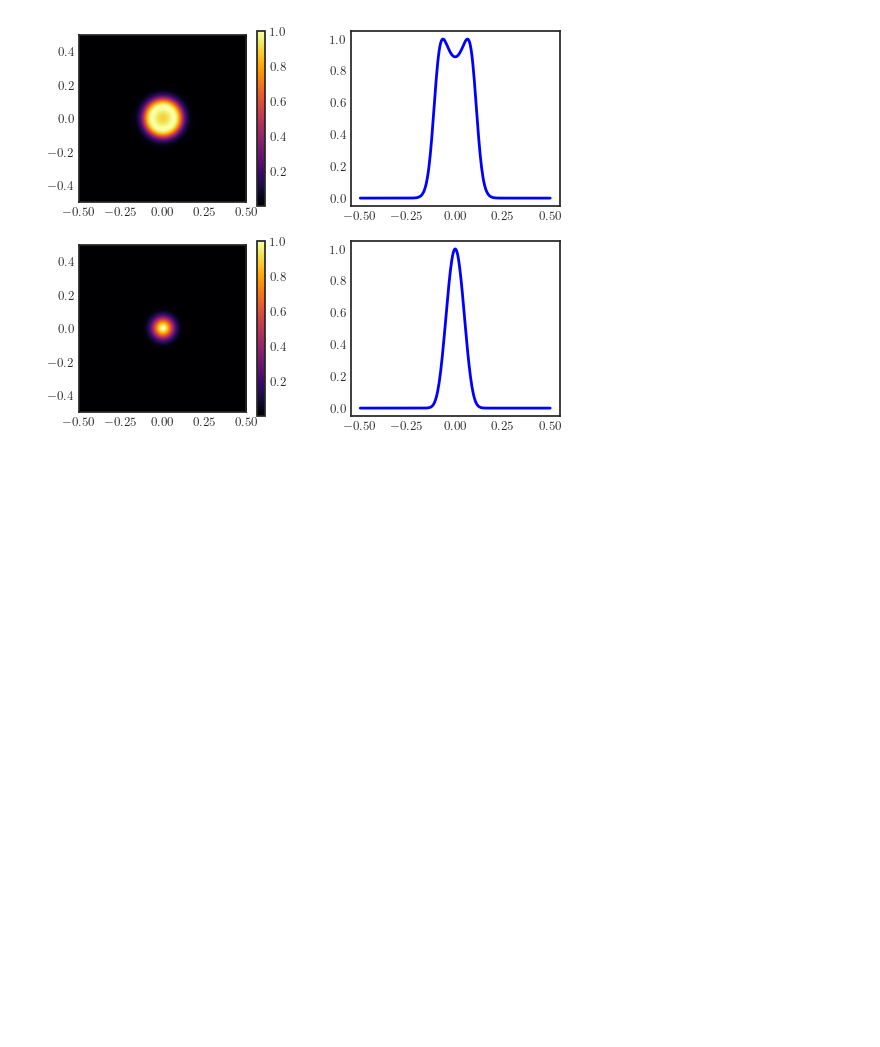
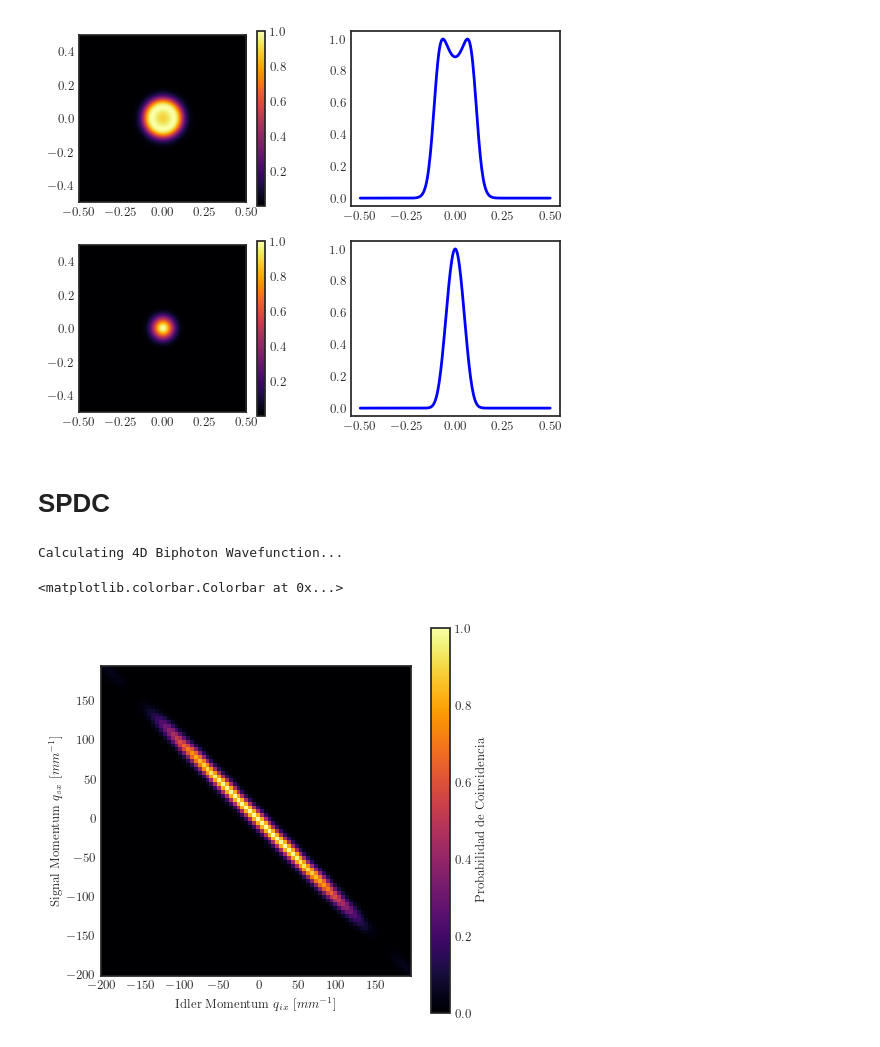
Before and after one commit to juardilag/asmpy, a Jupyter notebook: test.ipynb, the cells around one changed output. Cells and saved outputs as stored; diff of their text form; code cells hidden in the pictures; blank space fills up the shorter version.

Commit message:
added SPDC results

```diff
--- a/test.ipynb
+++ b/test.ipynb
@@ -285,3 +285,5 @@ plt.savefig('final_profiles_SHG.png', dpi = 300, bbox_inches ='tight')
 plt.show()
 # %% [output]
 [figure]
+# %% [markdown]
+# SPDC
@@ -287,0 +292,53 @@ plt.show()
+# %%
+# --- SIMULATION SETUP ---
+N = 80 # Keep small for 4D tensor (64^4 is ~16 million complex nums)
+L_crystal = 2e-3  # 2 mm crystal
+width_grid = 1e-3 # 1 mm grid
+w0 = 100e-6       # 100 um pump waist
+
+# Wavelengths (Degenerate SPDC)
+lam_p = 405e-9    # Violet pump
+lam_s = 810e-9    # IR signal
+lam_i = 810e-9    # IR idler
+
+# Refractive Indices (BBO Type I approximate)
+# In reality, you use Sellmeier. Here we use scalars for demo.
+n_p = 1.66
+n_s = 1.66 # close to phase matching
+n_i = 1.66
+
+# 1. Initialize Pump (Gaussian)
+# Using your previous helper, or simple definition
+x = jnp.linspace(-width_grid/2, width_grid/2, N)
+X, Y = jnp.meshgrid(x, x)
+Ep_spatial = jnp.exp(-(X**2 + Y**2)/w0**2).astype(jnp.complex128)
+
+# 2. Run SPDC Calculation
+print("Calculating 4D Biphoton Wavefunction...")
+psi_4d, q_vec = calculate_spdc_biphoton_state(
+    Ep_spatial, L_crystal, width_grid,
+    lam_p, lam_s, lam_i,
+    n_p, n_s, n_i
+)
+
+# Extract indices for the center (q=0)
+mid = N // 2
+# Slice: psi(qs_x, 0, qi_x, 0)
+psi_slice_x = psi_4d[:, mid, :, mid]
+prob_joint = jnp.abs(psi_slice_x)**2
+# %% [output]
+Calculating 4D Biphoton Wavefunction...
+# %%
+fig, ax = plt.subplots(figsize=(5.0, 5.0), gridspec_kw={'wspace': 0.3 })
+
+ax = plt.imshow(prob_joint/jnp.max(prob_joint), extent=[q_val[0], q_val[-1], q_val[0], q_val[-1]],
+           origin='lower', cmap='inferno')
+
+#plt.title(r"Transverse Momentum Correlations $|\psi(q_{sx}, q_{ix})|^2$")
+plt.xlabel(r"Idler Momentum $q_{ix}$ [$mm^{-1}$]")
+plt.ylabel(r"Signal Momentum $q_{sx}$ [$mm^{-1}$]")
+
+plt.colorbar(ax, label="Probabilidad de Coincidencia")
+# %% [output]
+<matplotlib.colorbar.Colorbar at 0x...>
+[figure, added]
```
Also changed, not shown: parts of 5 cells of this notebook.
